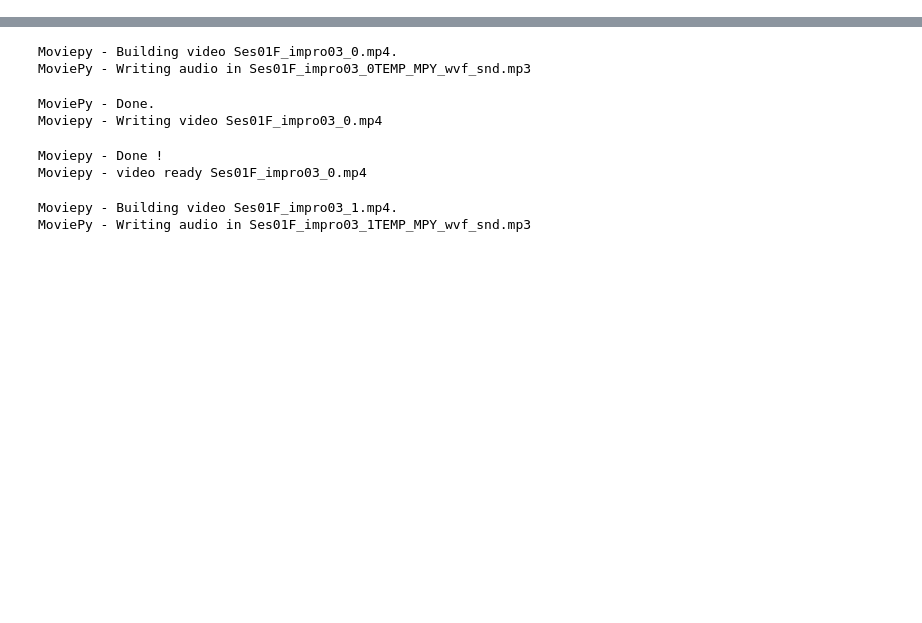
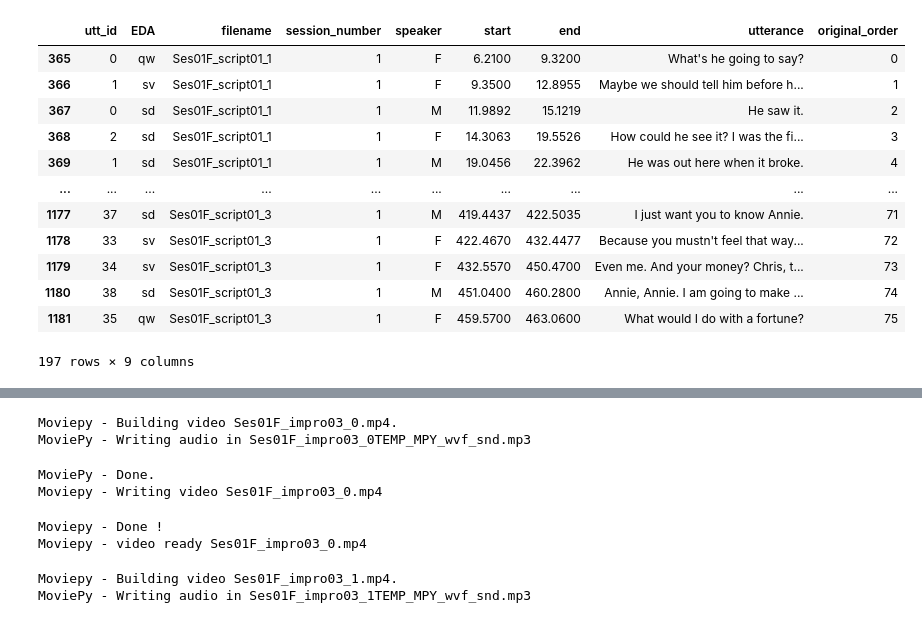
Before and after one commit to interaction-lab/multimodal-scripted-vs-improvised, a Jupyter notebook: iemocap_dataset_processing.ipynb, the cells around one changed output, grey strips where cells are left out. Cells and saved outputs as stored; diff of their text form; code cells hidden in the pictures; blank space fills up the shorter version.

```diff
--- a/iemocap_dataset_processing.ipynb
+++ b/iemocap_dataset_processing.ipynb
@@ -0,0 +895,17 @@
+# %%
+script_data_script_1_F = final_df[(final_df["filename"].str.contains("F_script01")) & (final_df["session_number"] == 1)]
+script_data_script_1_F
+# %% [output]
+|  | utt_id | EDA | filename | session_number | speaker | start | end | utterance | original_order |
+| 365 | 0 | qw | Ses01F_script01_1 | 1 | F | 6.2100 | 9.3200 | What's he going to say? | 0 |
+| 366 | 1 | sv | Ses01F_script01_1 | 1 | F | 9.3500 | 12.8955 | Maybe we should tell him before h... | 1 |
+| 367 | 0 | sd | Ses01F_script01_1 | 1 | M | 11.9892 | 15.1219 | He saw it. | 2 |
+| 368 | 2 | sd | Ses01F_script01_1 | 1 | F | 14.3063 | 19.5526 | How could he see it? I was the fi... | 3 |
+| 369 | 1 | sd | Ses01F_script01_1 | 1 | M | 19.0456 | 22.3962 | He was out here when it broke. | 4 |
+| ... | ... | ... | ... | ... | ... | ... | ... | ... | ... |
+| 1177 | 37 | sd | Ses01F_script01_3 | 1 | M | 419.4437 | 422.5035 | I just want you to know Annie. | 71 |
+| 1178 | 33 | sv | Ses01F_script01_3 | 1 | F | 422.4670 | 432.4477 | Because you mustn't feel that way... | 72 |
+| 1179 | 34 | sv | Ses01F_script01_3 | 1 | F | 432.5570 | 450.4700 | Even me. And your money? Chris, t... | 73 |
+| 1180 | 38 | sd | Ses01F_script01_3 | 1 | M | 451.0400 | 460.2800 | Annie, Annie. I am going to make ... | 74 |
+| 1181 | 35 | qw | Ses01F_script01_3 | 1 | F | 459.5700 | 463.0600 | What would I do with a fortune? | 75 |
+197 rows × 9 columns
```
Also changed, not shown: parts of 14 cells of this notebook, 1 other file.
